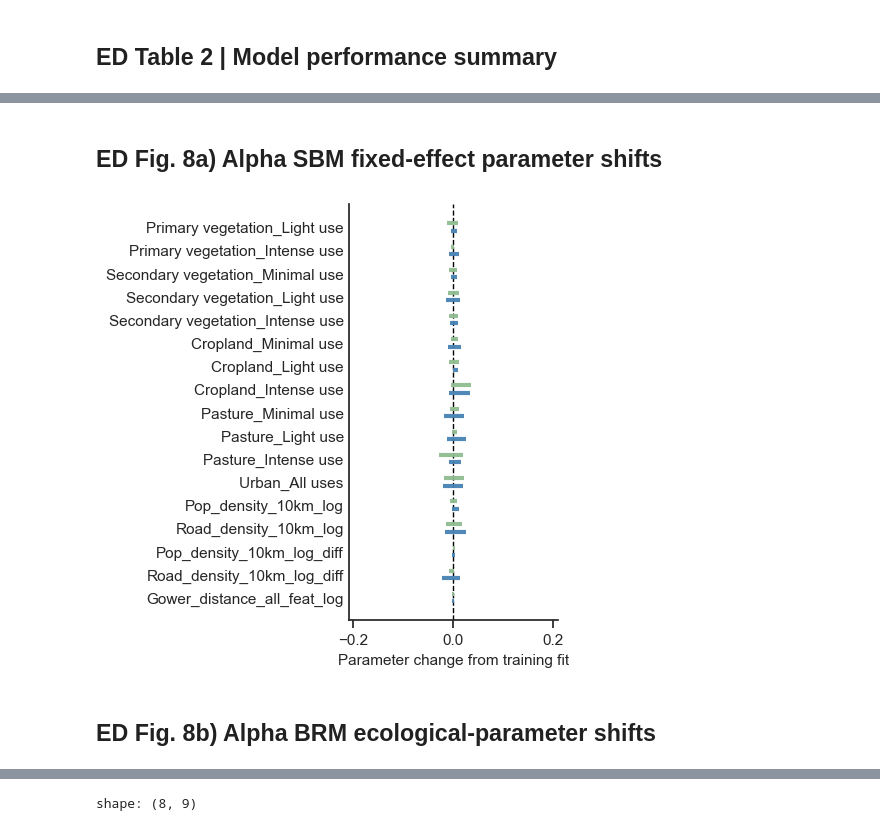
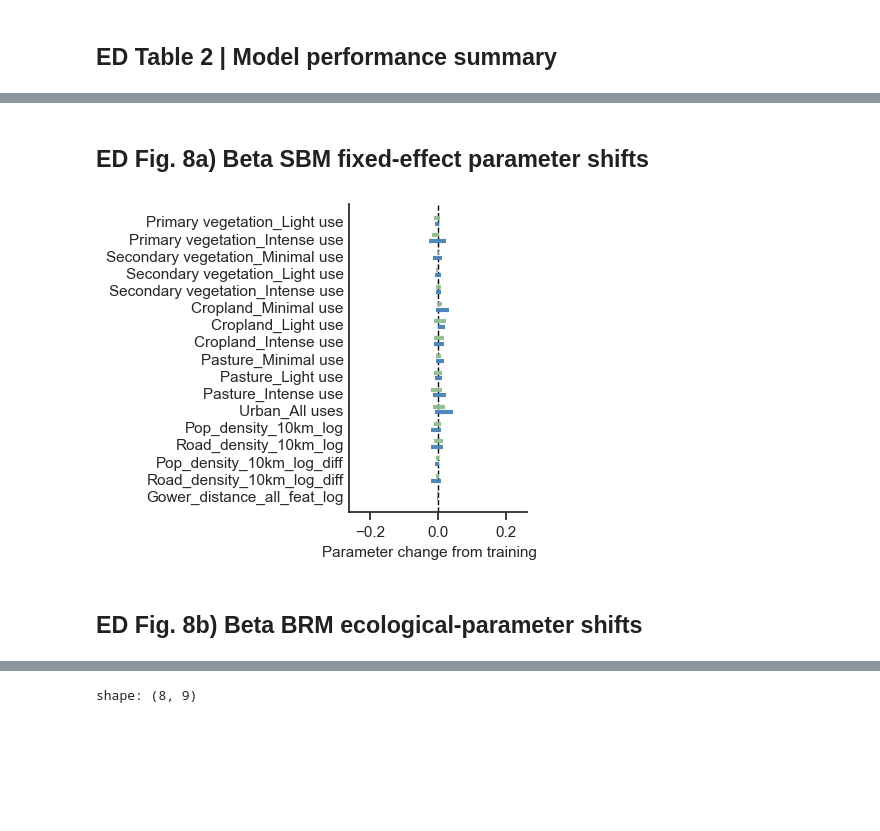
Before and after one commit to j-nystrom/biodiversity-impacts, a Jupyter notebook: notebooks/2_extended_data.ipynb, the cells around one changed output, grey strips where cells are left out. Cells and saved outputs as stored; diff of their text form; code cells hidden in the pictures; blank space fills up the shorter version.

```diff
--- a/notebooks/2_extended_data.ipynb
+++ b/notebooks/2_extended_data.ipynb
@@ -98,7 +98,14 @@ main_notebook_path = notebook_dir / main_notebook_name
 main_module_path = notebook_dir / main_module_name
 
 # Keep only globals needed to define imports, path settings, and effect-size options.
-main_global_cell_indices = {1, 3, 6, 7, 49}
+# Cell IDs are stable when other notebook cells are inserted or removed.
+main_global_cell_ids = {
+    "68a1f6d9-3fc1-42bc-bfa0-9718d0773e89",  # Imports
+    "64230675-3717-4492-afad-670a79056241",  # Plot settings
+    "5bac7dd5-fbf4-4498-b1f6-6bfd9370504c",  # Project-root helper
+    "4fe7ddab-8f2e-477d-b467-8eeb20f526c2",  # Path settings
+    "ed44c0cf-c9ca-47dc-82e0-11b28fcef8af",  # Effect-size settings
+}
 
 # Export only the helpers used below. Exporting every function is fragile because
 # some main-notebook plotting functions have defaults tied to figure-specific cells.
@@ -134,7 +141,7 @@ def extract_globals_and_functions(nb_path: Path, module_path: Path) -> None:
             continue
 
         src = "".join(cell["source"])
-        if i in main_global_cell_indices:
+        if cell.get("id") in main_global_cell_ids:
             global_blocks.append(src)
             continue
 
@@ -186,8 +193,7 @@ base_path = main_figs.base_path
 key_output_path = main_figs.key_output_path
 site_info_filename = main_figs.site_info_filename
 brm_added_output_path = main_figs.brm_added_output_path
-effect_range_interval = main_figs.effect_range_interval
-parameter_effect_range_interval = "p5_95"
+spread_interval = main_figs.spread_interval
 effect_size_scale = main_figs.effect_size_scale
 effect_intervals = main_figs.effect_intervals
 # %% [output]
@@ -201,9 +207,9 @@ sbm_alpha_folders = infer_run_folders("sbm_alpha", current_run_folder_suffix)
 brm_alpha_folders = infer_run_folders("brm_alpha", current_run_folder_suffix)
 btm_alpha_folders = infer_run_folders("btm_alpha", current_run_folder_suffix)
 
-sbm_beta_folders = infer_run_folders("sbm_beta", current_run_folder_suffix)
-brm_beta_folders = infer_run_folders("brm_beta", current_run_folder_suffix)
-btm_beta_folders = infer_run_folders("btm_beta", current_run_folder_suffix)
+sbm_beta_folders = infer_run_folders("sbm_beta", "sbm")
+brm_beta_folders = infer_run_folders("brm_beta", "ecological_no_study_controls")
+btm_beta_folders = infer_run_folders("btm_beta", "ecological_no_study_controls")
 
 # Additional model variants used only in ED Table 2 are loaded in that section.
 
@@ -1632,3 +1782,3 @@ shape: (30, 5)
 # %%
-fig3_ed_effect_figsize = (2.7, 5.4)
+fig3_ed_effect_figsize = (2.3, 4.0)
 # %% [markdown]
@@ -1704,7 +1922,7 @@ beta_parameter_spread_table = build_parameter_spread_table(
     beta_cv_folders,
     training_folders=beta_training_folders,
 )
-q_low, q_high = effect_intervals[parameter_effect_range_interval]
+q_low, q_high = effect_intervals[spread_interval]
 beta_parameter_change_interval = beta_parameter_spread_table.group_by(
     ["Model", "CV mode", "covariate"]
 ).agg(
@@ -1723,7 +1941,13 @@ beta_parameter_change_x_limits = (
     -1.08 * beta_parameter_change_limit,
     1.08 * beta_parameter_change_limit,
 )
-beta_parameter_spread_table.head()
+ed8_sample_sizes = (
+    beta_parameter_spread_table.group_by(["Model", "CV mode", "covariate"])
+    .agg(pl.len().alias("N"))
+    .sort(["Model", "CV mode", "covariate"])
+)
+display(beta_parameter_spread_table.head())
+display(ed8_sample_sizes)
 # %% [output]
 shape: (5, 8)
 | covariate | value | baseline | change | CV mode | Model | fold | group |
@@ -1736,18 +1974,18 @@ shape: (5, 8)
 # %% [markdown]
-## ED Fig. 8a) Alpha SBM fixed-effect parameter shifts
+## ED Fig. 8a) Beta SBM fixed-effect parameter shifts
 # %%
 # Plot ED Fig 8a from the beta conditional-shift table.
 ed8a_beta_sbm_parameter_spread = plot_parameter_spread_panel(
     parameter_table=beta_parameter_spread_table,
     model_name="SBM",
     effect_order=beta_effect_order,
     figsize=fig3_ed_effect_figsize,
     show_axes_labels_values=True,
     show_legend=False,
-    interval=parameter_effect_range_interval,
+    interval=spread_interval,
     x_limits=beta_parameter_change_x_limits,
 )
 # %% [output]
-[figure, old version]
+[figure, new version]
 # %%
 ed8a_beta_sbm_parameter_spread.savefig(
@@ -1756,7 +1994,7 @@ ed8a_beta_sbm_parameter_spread.savefig(
     transparent=True,
 )
 # %% [markdown]
-## ED Fig. 8b) Alpha BRM ecological-parameter shifts
+## ED Fig. 8b) Beta BRM ecological-parameter shifts
 # %%
 # Plot ED Fig 8b from the beta conditional-shift table.
 ed8b_beta_brm_parameter_spread = plot_parameter_spread_panel(
```
Also changed, not shown: parts of 51 cells of this notebook, 11 other files.
